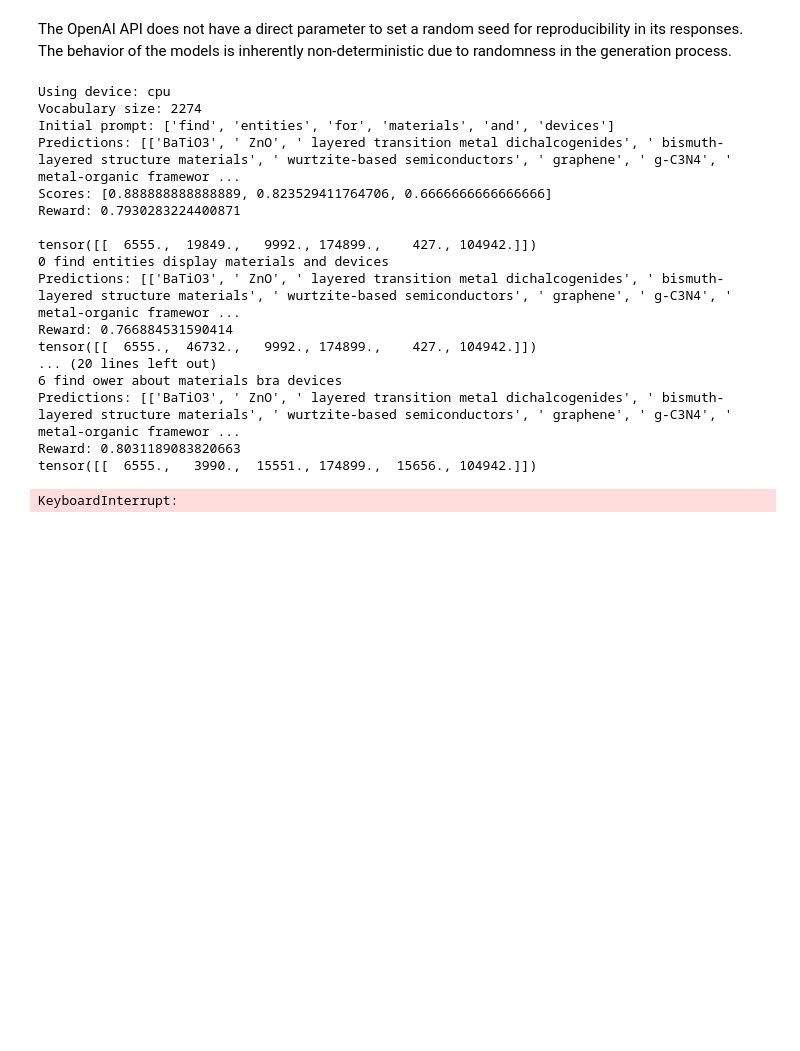
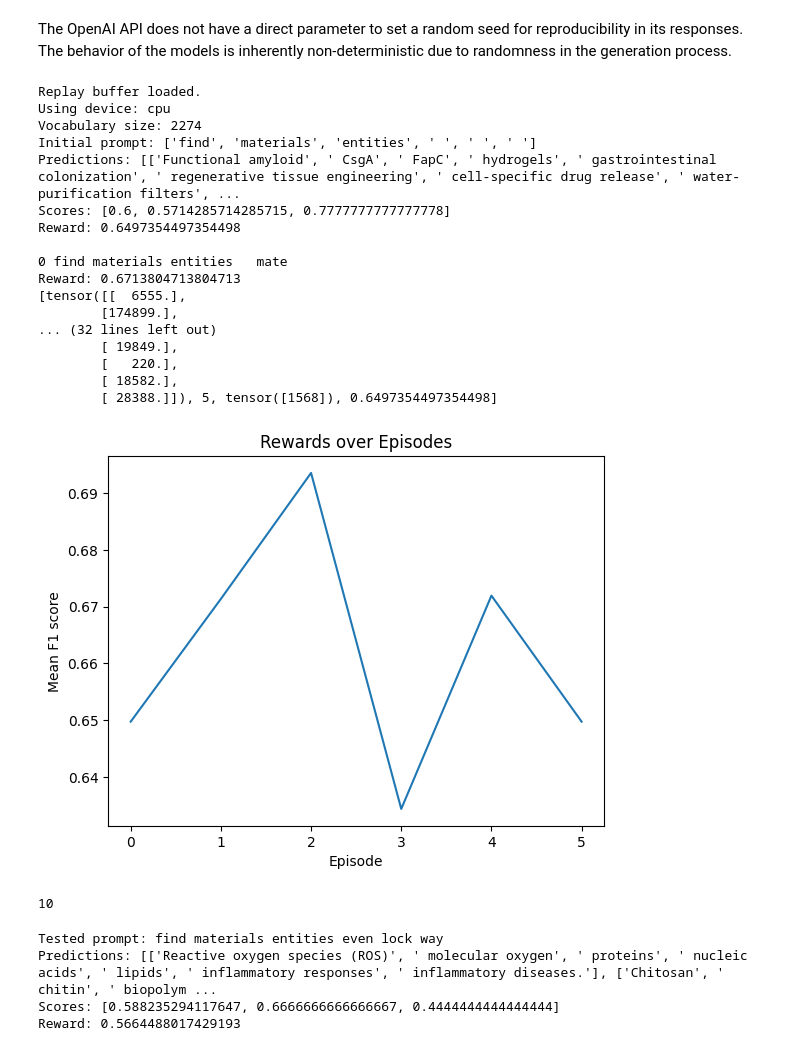
Before and after one commit to BOWENmeZHENG/RL, a Jupyter notebook: train.ipynb, the cells around one changed output. Saved outputs shown, nothing was run; the diff lists cells and outputs as text; code cells hidden in the pictures; blank space fills up the shorter version.

Commit message:
replay buffer

```diff
--- a/train.ipynb
+++ b/train.ipynb
@@ -41,46 +87,58 @@ The OpenAI API does not have a direct parameter to set a random seed for reprodu
 # %%
 V_SIZE = 50000
 WORD_LEN_MIN = 3
-EPOCHS = 10
-# PROMPT_LENGTH = 6
-PROMPT_INIT = ["find", "entities", "for", "materials", "and", "devices"] # "Find entities for materials and devices"
-FIXED_IDS = [3, 5]
-LRs = [0.01, 1e-3]
+EPOCHS = 5
+PROMPT_INIT = ["find", "materials", "entities", " ", " ", " "] # "Find entities for materials and devices"
+FIXED_IDS = [0, 1, 2]
+REPLAY = "replay_buffer_try"
+LRs = [0.01, 1e-4]
 HIDDENs = [64, 1024]
-SEED = 11234
+SEED = 1234
 EXP_ID = 4
 PRINT_INTERVAL = 1
 SAVE = False
 PLOT = True
-DATASET = "piezoelectric"
+DATASET = "biomaterials"
 
 PROMPTS, PREDICTIONS, SCORES, REWARDS = rl.do_training(
-    prompt_init=PROMPT_INIT, fixed_ids=FIXED_IDS, epochs=EPOCHS, learning_rates=LRs,
+    prompt_init=PROMPT_INIT, fixed_ids=FIXED_IDS, replay=REPLAY, epochs=EPOCHS, learning_rates=LRs,
     v_size=V_SIZE, word_len_min=WORD_LEN_MIN, hiddens=HIDDENs, seed=SEED,
     exp_id=EXP_ID, print_interval=PRINT_INTERVAL, save_results=SAVE, plot=PLOT,
     client=OpenAI(api_key=config["OPENAI_API_KEY"]), dataset=DATASET
     )
 # %% [output]
+Replay buffer loaded.
 Using device: cpu
 Vocabulary size: 2274
-Initial prompt: ['find', 'entities', 'for', 'materials', 'and', 'devices']
-Predictions: [['BaTiO3', ' ZnO', ' layered transition metal dichalcogenides', ' bismuth-layered structure materials', ' wurtzite-based semiconductors', ' graphene', ' g-C3N4', ' metal-organic framewor ...
-Scores: [0.888888888888889, 0.823529411764706, 0.6666666666666666]
-Reward: 0.7930283224400871
+Initial prompt: ['find', 'materials', 'entities', ' ', ' ', ' ']
+Predictions: [['Functional amyloid', ' CsgA', ' FapC', ' hydrogels', ' gastrointestinal colonization', ' regenerative tissue engineering', ' cell-specific drug release', ' water-purification filters', ...
+Scores: [0.6, 0.5714285714285715, 0.7777777777777778]
+Reward: 0.6497354497354498
 
-tensor([[  6555.,  19849.,   9992., 174899.,    427., 104942.]])
-0 find entities display materials and devices
-Predictions: [['BaTiO3', ' ZnO', ' layered transition metal dichalcogenides', ' bismuth-layered structure materials', ' wurtzite-based semiconductors', ' graphene', ' g-C3N4', ' metal-organic framewor ...
-Reward: 0.766884531590414
-tensor([[  6555.,  46732.,   9992., 174899.,    427., 104942.]])
-... (20 lines left out)
-6 find ower about materials bra devices
-Predictions: [['BaTiO3', ' ZnO', ' layered transition metal dichalcogenides', ' bismuth-layered structure materials', ' wurtzite-based semiconductors', ' graphene', ' g-C3N4', ' metal-organic framewor ...
-Reward: 0.8031189083820663
-tensor([[  6555.,   3990.,  15551., 174899.,  15656., 104942.]])
+0 find materials entities   mate
+Reward: 0.6713804713804713
+[tensor([[  6555.],
+        [174899.],
+... (32 lines left out)
+        [ 19849.],
+        [   220.],
+        [ 18582.],
+        [ 28388.]]), 5, tensor([1568]), 0.6497354497354498]
-KeyboardInterrupt:
+[figure, added]
+# %%
+import pickle
+with open("replay_buffer_try.pkl", 'rb') as f:
+  test_transition = pickle.load(f)
+len(test_transition)
+# %% [output]
+10
 # %%
-# rl.do_test(prompt="Find material entitiesreamexpress  ", save_results=False, client=OpenAI(api_key=config["OPENAI_API_KEY"]), dataset="piezoelectric_eval")
+rl.do_test(prompt="find materials entities even lock way", save_results=False, client=OpenAI(api_key=config["OPENAI_API_KEY"]), dataset="biomaterials_eval")
+# %% [output]
+Tested prompt: find materials entities even lock way
+Predictions: [['Reactive oxygen species (ROS)', ' molecular oxygen', ' proteins', ' nucleic acids', ' lipids', ' inflammatory responses', ' inflammatory diseases.'], ['Chitosan', ' chitin', ' biopolym ...
+Scores: [0.588235294117647, 0.6666666666666667, 0.4444444444444444]
+Reward: 0.5664488017429193
 # %%
 # results_metamaterials = utils.load_results("d_metamaterials_p_Find material entities._e_10_l_0.001_v_50000_len_7_h_64_s_1234_id_")
 # results_piezoelectric = utils.load_results("d_piezoelectric_p_Find material entities._e_10_l_0.001_v_50000_len_7_h_64_s_1234_id_")
```
Also changed, not shown: parts of 3 cells of this notebook, 1 other file.
